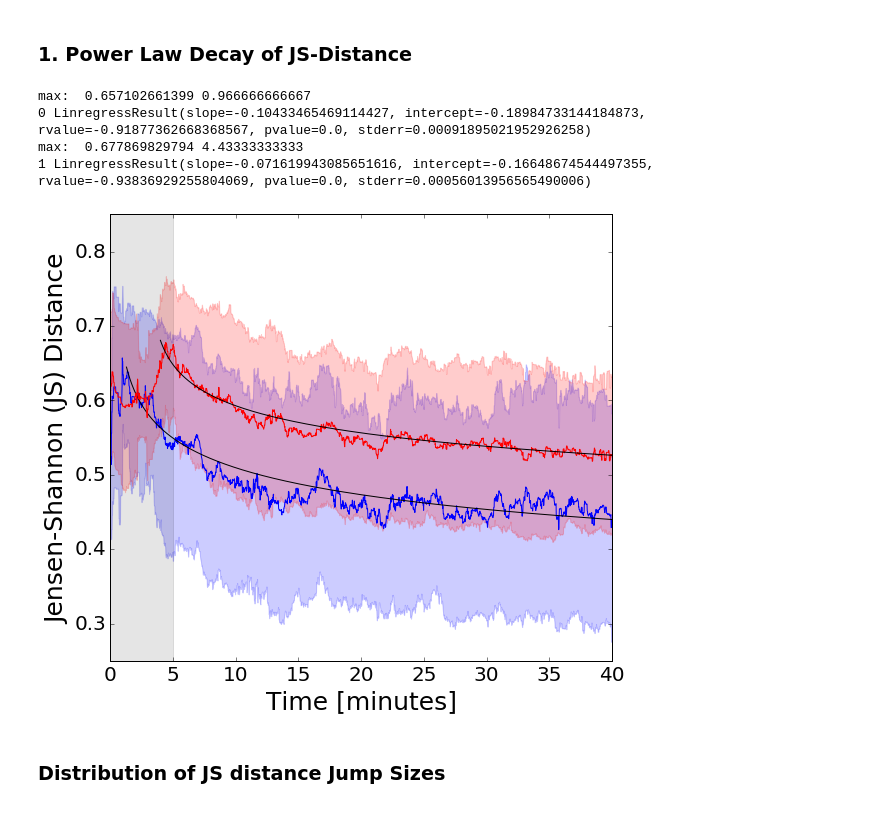
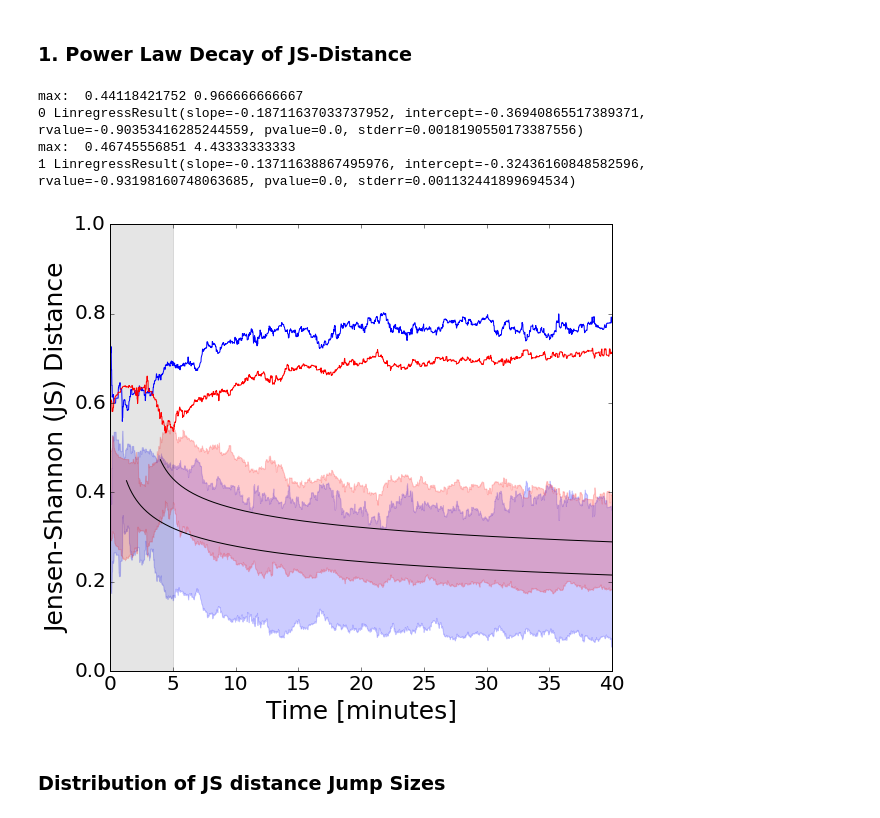
Before and after one commit to wazaahhh/bayesLearn, a Jupyter notebook: scripts/bayesLearn.ipynb, the cells around one changed output. Cells and saved outputs as stored; diff of their text form; code cells hidden in the pictures.

```diff
--- a/scripts/bayesLearn.ipynb
+++ b/scripts/bayesLearn.ipynb
@@ -176,7 +176,7 @@ for k,kx  in enumerate([simple_distances,complex_distances][:]):
         X = np.append(X,x)
         Y = np.append(Y,y)
         median = np.append(median,np.median(ix[cond]))
-        mean  = np.append(mean,np.mean(ix[cond]))
+        mean  = np.append(mean,np.mean(ix[cond]**2))
         std = np.append(std,np.std(ix[cond]))
         points = np.append(points,float(len(ix[cond])))
         percDown = np.append(percDown,np.percentile(ix[cond],1))
@@ -191,41 +191,41 @@ for k,kx  in enumerate([simple_distances,complex_distances][:]):
 
     pl.figure(1)
     t = np.arange(1,len(mean)+1)/60.
-    pl.plot(t,mean,color=color[k])
+    pl.plot(t,1-mean,color=color[k])
     pl.fill_between(t,mean-std,mean+std,color=color[k],alpha = 0.2)
     #pl.plot(t,percDown,'-.',color=color[k])
     #pl.plot(t,percUp,'-.',color=color[k])
 
     xShade = np.arange(0,6)
     pl.fill_between(xShade,np.zeros_like(xShade),np.zeros_like(xShade)+1,color="k",alpha=0.05)
 
 
 
     for j,jx in enumerate([mean,percDown,mean-std,mean+std][:1]):
         t = t - tc[k] + 1
         y = jx
         cond = (t > 1)*(y > 0)
         lt = np.log10(t[cond])
         ly = np.log10(y[cond])
 
         fit = S.linregress(lt,ly)
         print k,fit
 
         pl.plot(10**lt+tc[k],10**(lt*fit[0]+fit[1]),'k-')
 
 
 pl.figure(1)
 pl.xlabel("Time [minutes]")
 pl.ylabel("Jensen-Shannon (JS) Distance")
 pl.xlim(0,40)
-pl.ylim(0.25,0.85)
+#pl.ylim(0.25,0.85)
 pl.savefig(dir + "Figures/decay_simple_complex.eps")
 # %% [output]
-max:  0.657102661399 0.966666666667
-0 LinregressResult(slope=-0.10433465469114427, intercept=-0.18984733144184873, rvalue=-0.91877362668368567, pvalue=0.0, stderr=0.00091895021952926258)
-max:  0.677869829794 4.43333333333
-1 LinregressResult(slope=-0.071619943085651616, intercept=-0.16648674544497355, rvalue=-0.93836929255804069, pvalue=0.0, stderr=0.00056013956565490006)
+max:  0.44118421752 0.966666666667
+0 LinregressResult(slope=-0.18711637033737952, intercept=-0.36940865517389371, rvalue=-0.90353416285244559, pvalue=0.0, stderr=0.0018190550173387556)
+max:  0.46745556851 4.43333333333
+1 LinregressResult(slope=-0.13711638867495976, intercept=-0.32436160848582596, rvalue=-0.93198160748063685, pvalue=0.0, stderr=0.001132441899694534)
-[figure, old version]
+[figure, new version]
 # %% [markdown]
 ### Distribution of JS distance Jump Sizes
 # %%
```
Also changed, not shown: parts of 1 cell of this notebook, 9 other files.
